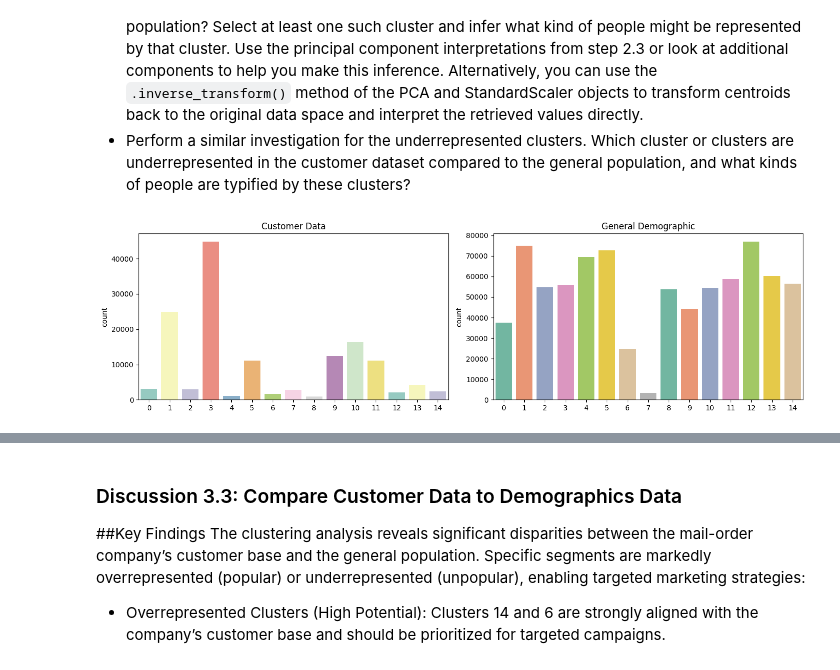
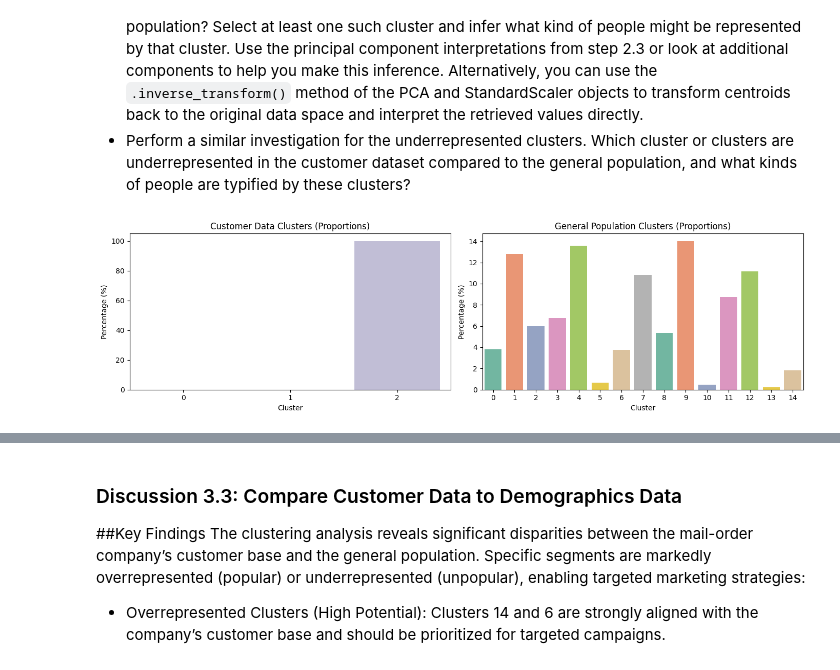
Before and after one commit to YaraDaraghmeh/Identify_Customer_Segments, a Jupyter notebook: Identify_Customer_Segments.ipynb, the cells around one changed output, grey strips where cells are left out. Saved outputs shown, nothing was run; the diff lists cells and outputs as text; code cells hidden in the pictures.

```diff
--- a/Identify_Customer_Segments.ipynb
+++ b/Identify_Customer_Segments.ipynb
@@ -970,6 +1016,6 @@ plt.show()
 # %%
 # Re-apply PCA to the data while selecting for number of components to retain.
 pca2 = PCA(n_components = 30)
-pca_azdias_data = pca2.fit_transform(azdias_clean)
+pca_azdias_data = pca2.fit_transform(azdias_cleaned)
 print(pca_azdias_data.shape)
 # %% [output]
@@ -1127,6 +1176,8 @@ plt.show()
 # %%
 # Re-fit the k-means model with the selected number of clusters and obtain
 # cluster predictions for the general population demographics data.
-kmeans = KMeans(n_clusters = 15)
+pca_customers_data = pca2.transform(customers_cleaned)
+kmeans = KMeans(n_clusters=15)
 model = kmeans.fit(pca_azdias_data)
-predections = model.predict(pca_azdias_data)
+predictions_general = model.predict(pca_azdias_data)
+predictions_customers = model.predict(pca_customers_data)
@@ -1156,10 +1238,18 @@ display(customers.head())
 # Apply preprocessing, feature transformation, and clustering from the general
 # demographics onto the customer data, obtaining cluster predictions for the
 # customer demographics data.
+customers = pd.read_csv('Udacity_CUSTOMERS_Subset.csv', delimiter=';')
+
 customers = clean(customers)
-customers = scaler.transform(customers)
-pca_customers = pca2.transform(customers)
-predections_Cust = model.predict(pca_customers)
+customers_scaled = scaler.transform(customers)
+imputer = SimpleImputer(strategy='most_frequent')
+customers_cleaned = pd.DataFrame(imputer.fit_transform(customers_cleaned), columns=customers_cleaned.columns)
+
+assert customers_cleaned.isnull().sum().sum() == 0, "Customer data still has NaN values!"
+
+customers_scaled = scaler.transform(customers_cleaned)
+pca_customers = pca2.transform(customers_scaled)
+predictions_cust = model.predict(pca_customers)
 # %% [output]
 Raw Data:
 |  | AGER_TYP | ALTERSKATEGORIE_GROB | ANREDE_KZ | CJT_GESAMTTYP | FINANZ_MINIMALIST | FINANZ_SPARER | ... |
@@ -1212,23 +1295,31 @@ Take a look at the following points in this step:
 # %%
 # Compare the proportion of data in each cluster for the customer data to the
 # proportion of data in each cluster for the general population.
-# Compare cluster proportions between customer and demographic data
+
 fig = plt.figure(figsize=(14, 4))
 
-# Customer data plot
+# Customer data proportions
 ax1 = fig.add_subplot(121)
-ax1.set_title('Customer Data')
-sns.countplot(x=predections_Cust, palette='Set3')  # Use x= and corrected variable
+customer_counts = np.bincount(predictions_cust)
+customer_proportions = customer_counts / len(predictions_cust) * 100
+sns.barplot(x=np.arange(len(customer_proportions)), y=customer_proportions, palette='Set3', ax=ax1)
+ax1.set_title('Customer Data Clusters (Proportions)')
+ax1.set_xlabel('Cluster')
+ax1.set_ylabel('Percentage (%)')
 
-# General demographic plot
+# General population proportions
 ax2 = fig.add_subplot(122)
-ax2.set_title('General Demographic')
-sns.countplot(x=predections, palette='Set2')       # Use x= and corrected variable
+general_counts = np.bincount(predictions_general)
+general_proportions = general_counts / len(predictions_general) * 100
+sns.barplot(x=np.arange(len(general_proportions)), y=general_proportions, palette='Set2', ax=ax2)
+ax2.set_title('General Population Clusters (Proportions)')
+ax2.set_xlabel('Cluster')
+ax2.set_ylabel('Percentage (%)')
 
 plt.tight_layout()
 plt.show()
 # %% [output]
-[figure, old version]
+[figure, new version]
 # %%
 # What kinds of people are part of a cluster that is overrepresented in the
 # customer data compared to the general population?
```
Also changed, not shown: parts of 24 cells of this notebook.
